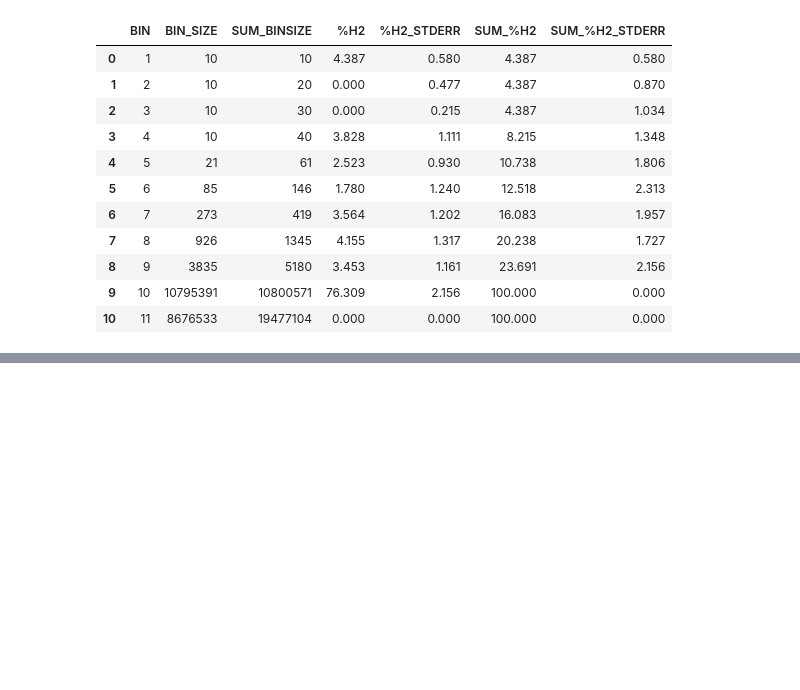
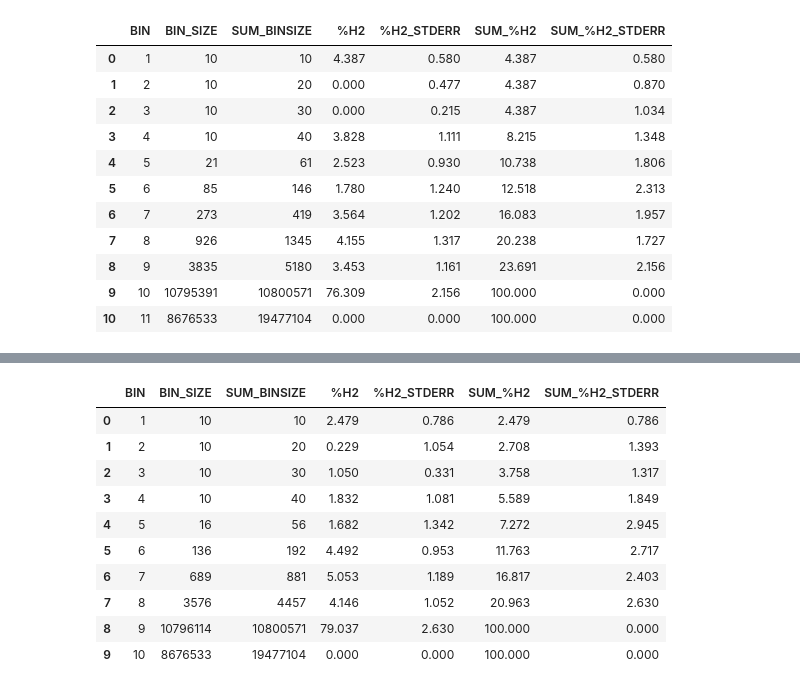
Before and after one commit to teresa-sansan/ADSP_polyfun, a Jupyter notebook: analysis/polyloc.ipynb, the cells around one changed output, grey strips where cells are left out. Saved outputs shown, nothing was run; the diff lists cells and outputs as text; code cells hidden in the pictures; blank space fills up the shorter version.

```diff
--- a/analysis/polyloc.ipynb
+++ b/analysis/polyloc.ipynb
@@ -68,0 +84,14 @@ for index,value in enumerate(h2["SUM_%H2"]):
+# %%
+h2
+# %% [output]
+|  | BIN | BIN_SIZE | SUM_BINSIZE | %H2 | %H2_STDERR | SUM_%H2 | SUM_%H2_STDERR |
+| 0 | 1 | 10 | 10 | 2.479 | 0.786 | 2.479 | 0.786 |
+| 1 | 2 | 10 | 20 | 0.229 | 1.054 | 2.708 | 1.393 |
+| 2 | 3 | 10 | 30 | 1.050 | 0.331 | 3.758 | 1.317 |
+| 3 | 4 | 10 | 40 | 1.832 | 1.081 | 5.589 | 1.849 |
+| 4 | 5 | 16 | 56 | 1.682 | 1.342 | 7.272 | 2.945 |
+| 5 | 6 | 136 | 192 | 4.492 | 0.953 | 11.763 | 2.717 |
+| 6 | 7 | 689 | 881 | 5.053 | 1.189 | 16.817 | 2.403 |
+| 7 | 8 | 3576 | 4457 | 4.146 | 1.052 | 20.963 | 2.630 |
+| 8 | 9 | 10796114 | 10800571 | 79.037 | 2.630 | 100.000 | 0.000 |
+| 9 | 10 | 8676533 | 19477104 | 0.000 | 0.000 | 100.000 | 0.000 |
```
Also changed, not shown: parts of 7 cells of this notebook.
